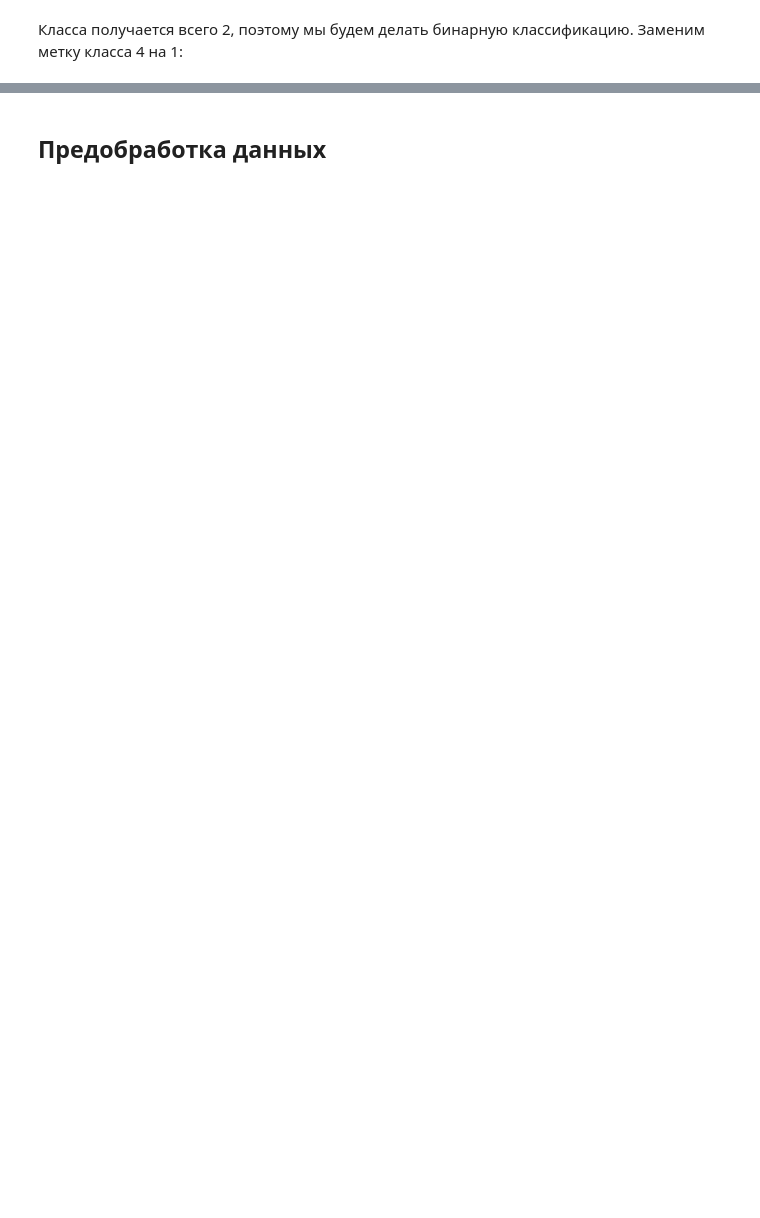
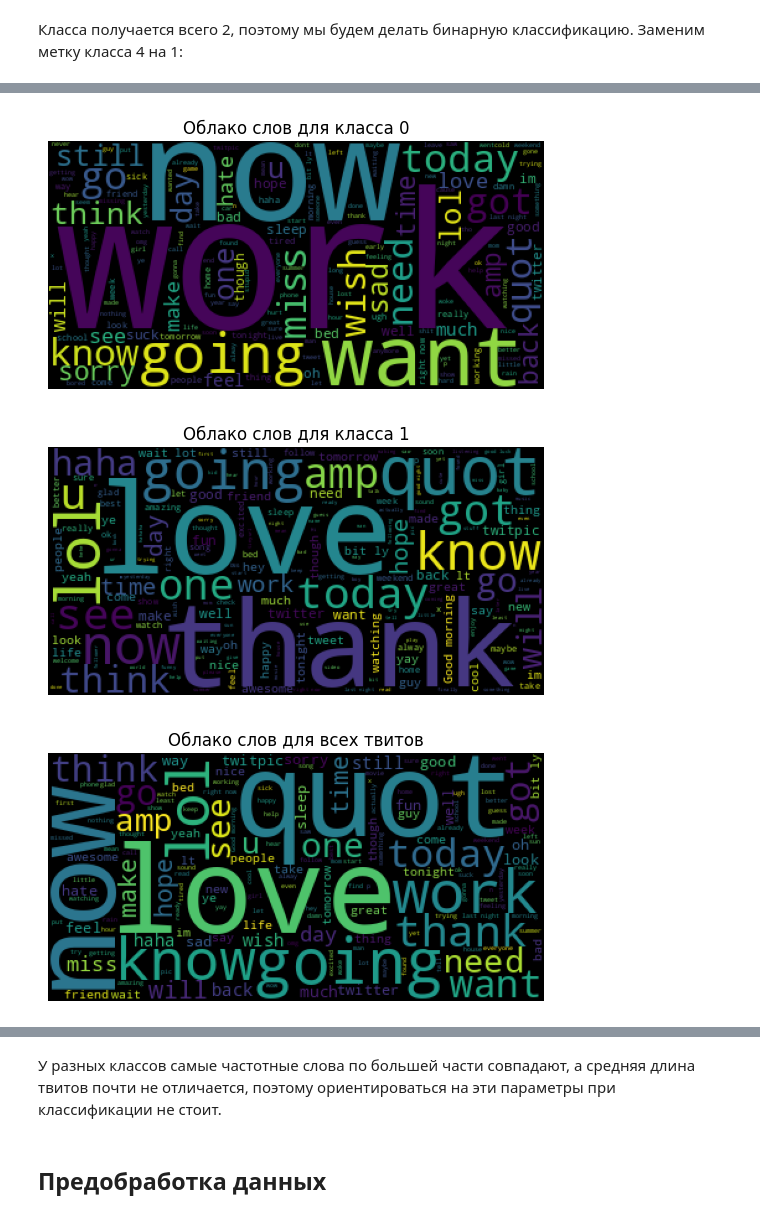
Before and after one commit to sad-bkt/sentiment_classification, a Jupyter notebook: sentiment_classification.ipynb, the cells around one changed output, grey strips where cells are left out. Cells and saved outputs as stored; diff of their text form; code cells hidden in the pictures; blank space fills up the shorter version.

```diff
--- a/sentiment_classification.ipynb
+++ b/sentiment_classification.ipynb
@@ -109,3 +111,42 @@ data['target'].value_counts().plot(
 Класса получается всего 2, поэтому мы будем делать бинарную классификацию. Заменим метку класса 4 на 1:
 # %%
 data['target'] = data['target'].replace(4,1)
+# %%
+def print_info_about_dataset(data):
+    df = data.groupby(['target']).transform(lambda x: ' '.join(x)).drop_duplicates()
+
+    fig = plt.figure()
+    text0 = df['text'][0]
+    cloud = WordCloud().generate(text0)
+    plt.imshow(cloud)
+    plt.title('Облако слов для класса 0')
+    plt.axis('off')
+
+    fig = plt.figure()
+    text1 = df['text'][800000]
+    cloud = WordCloud().generate(text1)
+    plt.imshow(cloud)
+    plt.title('Облако слов для класса 1')
+    plt.axis('off')
+
+    fig = plt.figure()
+    cloud = WordCloud().generate(text0 + text1)
+    plt.imshow(cloud)
+    plt.title('Облако слов для всех твитов')
+    plt.axis('off')
+
+    df = pd.DataFrame({'x':['All', '0', '1'], 'y':[data['text'].str.len().mean(), data.loc[data['target'].eq(0),'text'].str.len().mean(), data.loc[data['target'].eq(1),'text'].str.len().mean()]})
+    ax = df.plot.bar(
+        x='x',
+        y='y',
+        rot=0,
+        title='Средняя длина твитов по классам',
+        xlabel='Класс (0 - отрицательные, 1 - позитивные)',
+        grid=True
+    )
+    ax.bar_label(ax.containers[0])
+# %%
+%%time
+
+print_info_about_dataset(data)
+# %% [output]
@@ -111,0 +155,3 @@ data['target'] = data['target'].replace(4,1)
+[figure, added]
+[figure, added]
+[figure, added]
@@ -112,3 +159,5 @@ data['target'] = data['target'].replace(4,1)
+# %% [markdown]
+У разных классов самые частотные слова по большей части совпадают, а средняя длина твитов почти не отличается, поэтому ориентироваться на эти параметры при классификации не стоит.
 # %% [markdown]
 ## Предобработка данных
 # %%
```
Also changed, not shown: parts of 52 cells of this notebook, 8 other files.
